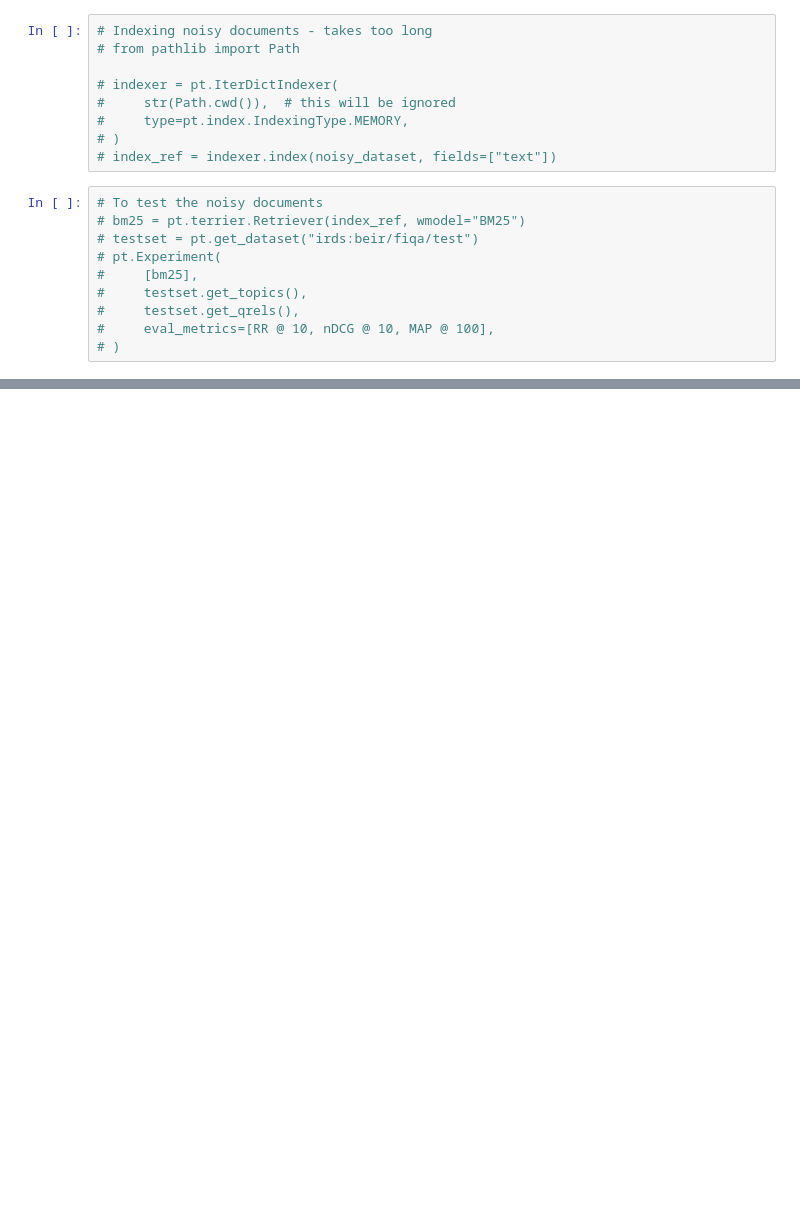
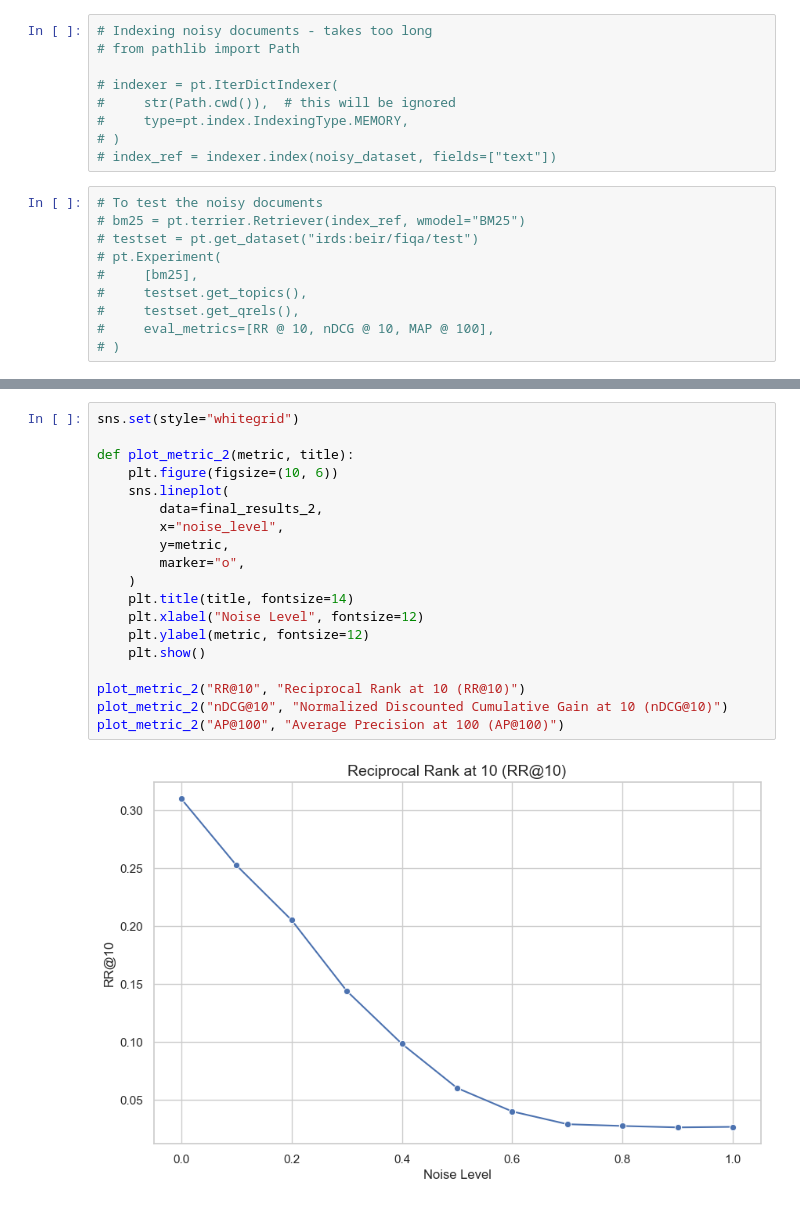
Before and after one commit to begumkoc/IR_Project, a Jupyter notebook: example.ipynb, the cells around one changed output, grey strips where cells are left out. Cells and saved outputs as stored; diff of their text form; blank space fills up the shorter version.

```diff
--- a/example.ipynb
+++ b/example.ipynb
@@ -167,0 +283,21 @@ Noisy Query: yhere should i Opark my raSny day eFer8gxnc9y pfund
+# %%
+sns.set(style="whitegrid")
+
+def plot_metric_2(metric, title):
+    plt.figure(figsize=(10, 6))
+    sns.lineplot(
+        data=final_results_2,
+        x="noise_level",
+        y=metric,
+        marker="o",
+    )
+    plt.title(title, fontsize=14)
+    plt.xlabel("Noise Level", fontsize=12)
+    plt.ylabel(metric, fontsize=12)
+    plt.show()
+
+plot_metric_2("RR@10", "Reciprocal Rank at 10 (RR@10)")
+plot_metric_2("nDCG@10", "Normalized Discounted Cumulative Gain at 10 (nDCG@10)")
+plot_metric_2("AP@100", "Average Precision at 100 (AP@100)")
+# %% [output]
+[figure, added]
```
Also changed, not shown: parts of 8 cells of this notebook.
